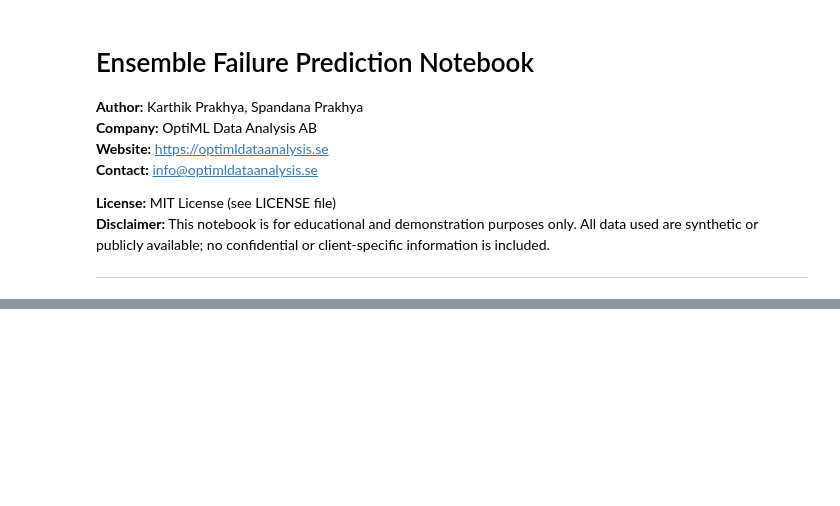
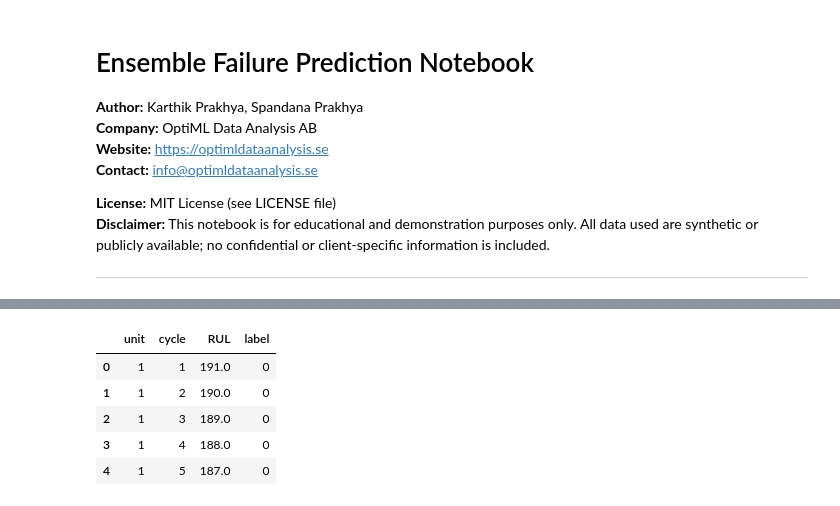
Before and after one commit to KarthikPrakhya/OptiML-Data-Analysis-AB-Notebooks, a Jupyter notebook: OptiML Data Analysis Jupyter Notebooks/ensemble_failure_prediction_notebook.ipynb, the cells around one changed output, grey strips where cells are left out. Cells and saved outputs as stored; diff of their text form; code cells hidden in the pictures; blank space fills up the shorter version.

```diff
--- a/OptiML Data Analysis Jupyter Notebooks/ensemble_failure_prediction_notebook.ipynb
+++ b/OptiML Data Analysis Jupyter Notebooks/ensemble_failure_prediction_notebook.ipynb
@@ -489,0 +106,15 @@ This notebook shows how LSTM and LightGBM models for can be combined in a advant
+# %%
+max_cycles = df.groupby('unit')['cycle'].max()
+df['RUL'] = df.apply(lambda r: max_cycles[r['unit']] - r['cycle'], axis=1)
+
+H = 30  # horizon
+df['label'] = (df['RUL'] <= H).astype(int)
+
+df[['unit','cycle','RUL','label']].head()
+# %% [output]
+|  | unit | cycle | RUL | label |
+| 0 | 1 | 1 | 191.0 | 0 |
+| 1 | 1 | 2 | 190.0 | 0 |
+| 2 | 1 | 3 | 189.0 | 0 |
+| 3 | 1 | 4 | 188.0 | 0 |
+| 4 | 1 | 5 | 187.0 | 0 |
```
Also changed, not shown: parts of 46 cells of this notebook.
